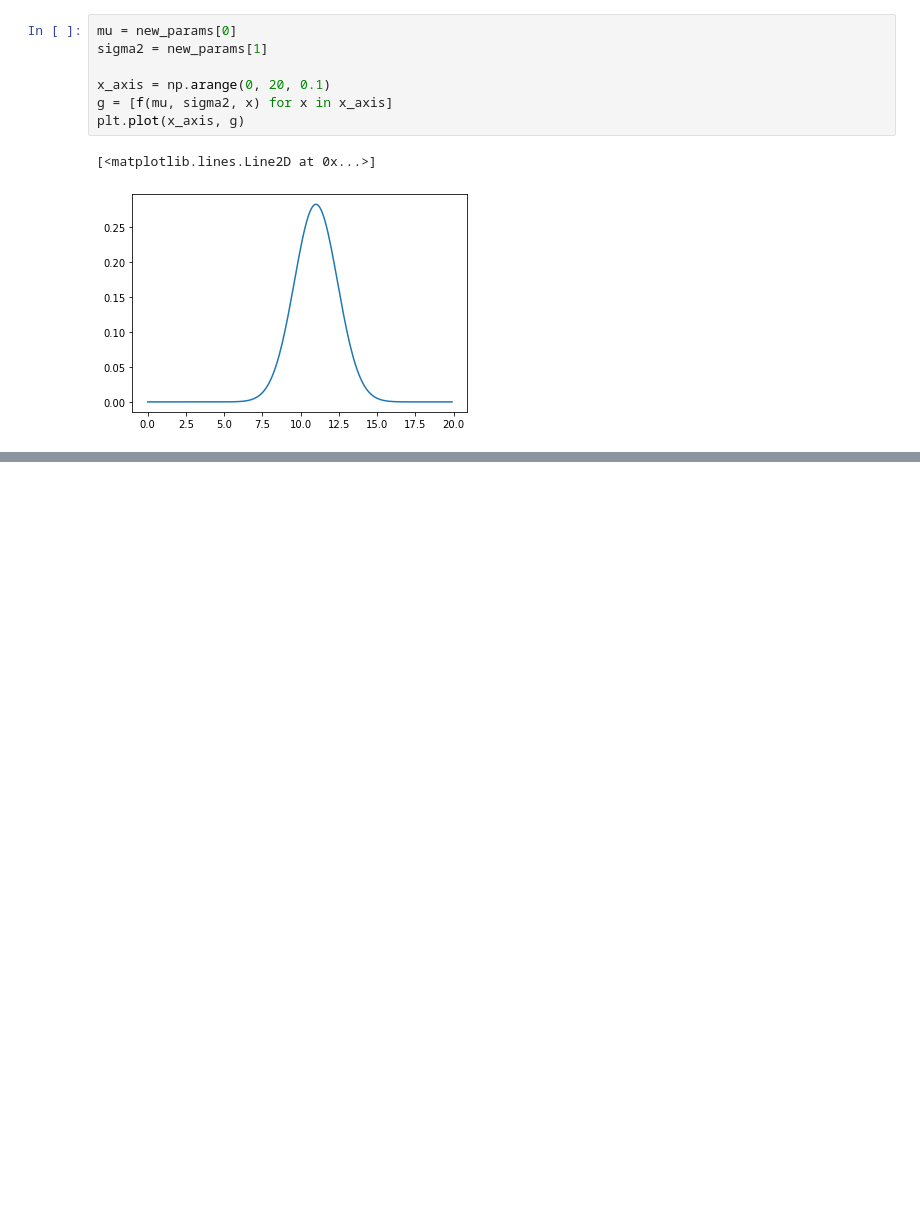
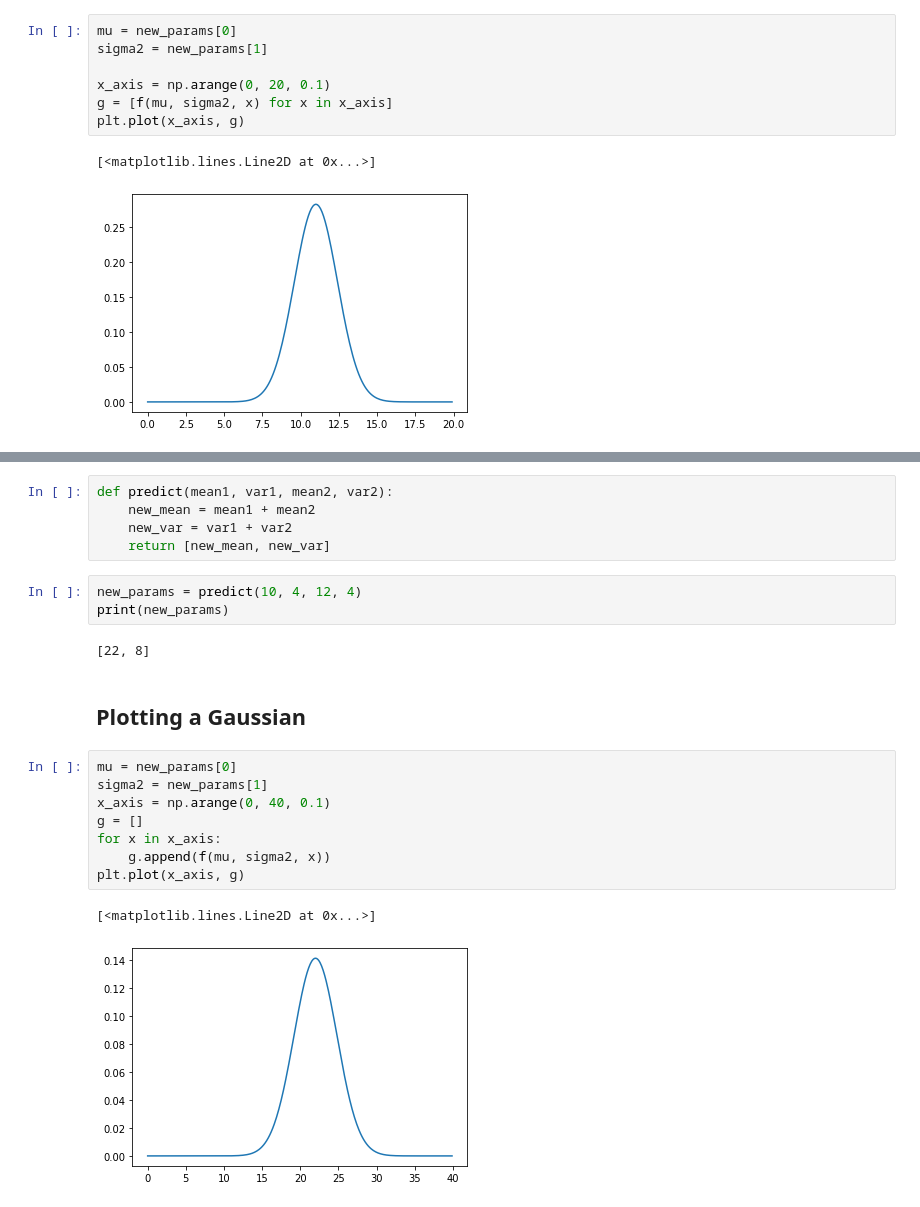
Before and after one commit to BhushanMahajan25/computer-vision, a Jupyter notebook: robot-localization/kalman_filter.ipynb, the cells around one changed output, grey strips where cells are left out. Cells and saved outputs as stored; diff of their text form; blank space fills up the shorter version.

```diff
--- a/robot-localization/kalman_filter.ipynb
+++ b/robot-localization/kalman_filter.ipynb
@@ -74,0 +79,23 @@ plt.plot(x_axis, g)
+# %%
+def predict(mean1, var1, mean2, var2):
+    new_mean = mean1 + mean2
+    new_var = var1 + var2
+    return [new_mean, new_var]
+# %%
+new_params = predict(10, 4, 12, 4)
+print(new_params)
+# %% [output]
+[22, 8]
+# %% [markdown]
+## Plotting a Gaussian
+# %%
+mu = new_params[0]
+sigma2 = new_params[1]
+x_axis = np.arange(0, 40, 0.1)
+g = []
+for x in x_axis:
+    g.append(f(mu, sigma2, x))
+plt.plot(x_axis, g)
+# %% [output]
+[<matplotlib.lines.Line2D at 0x...>]
+[figure, added]
```
Also changed, not shown: parts of 7 cells of this notebook.
